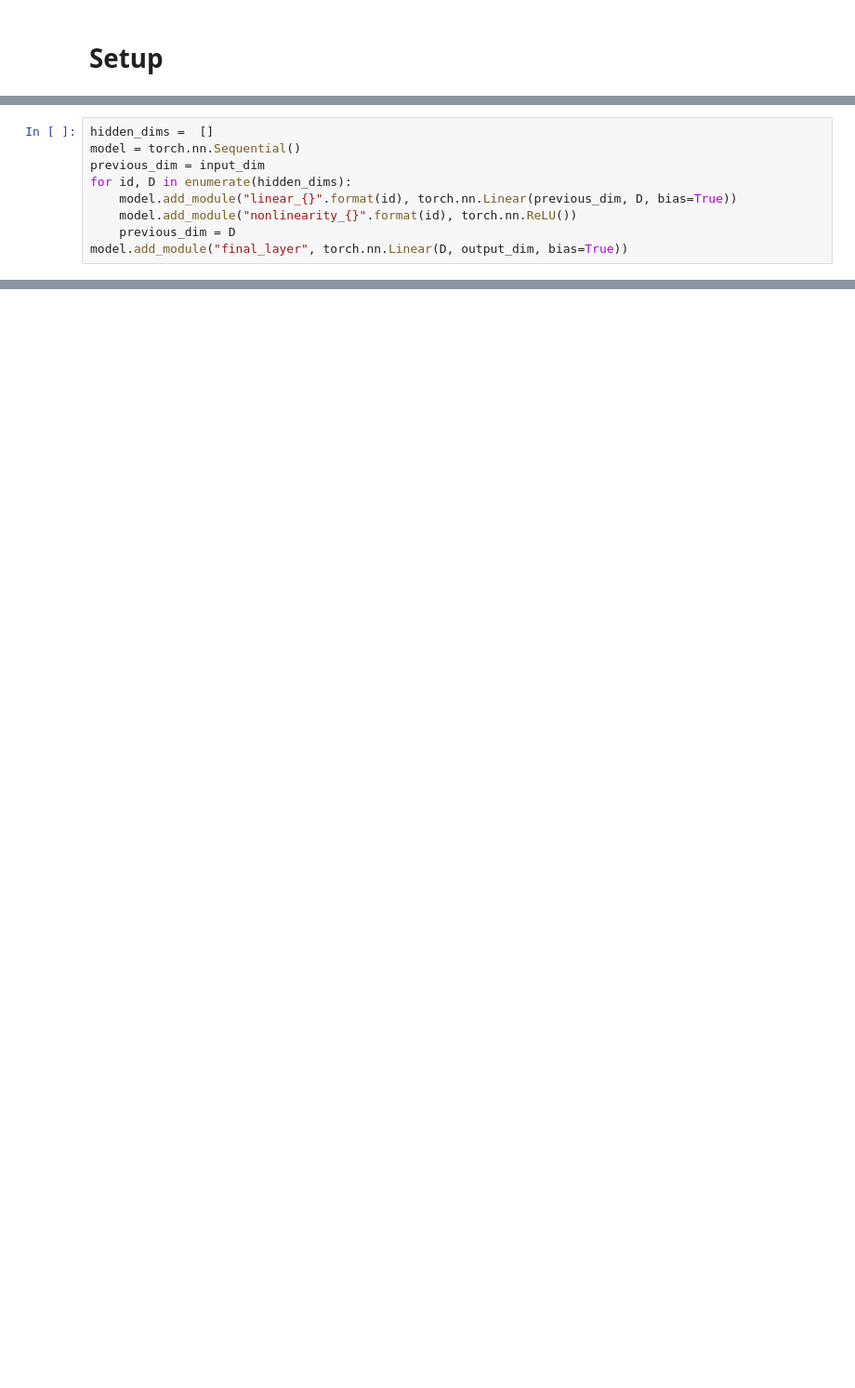
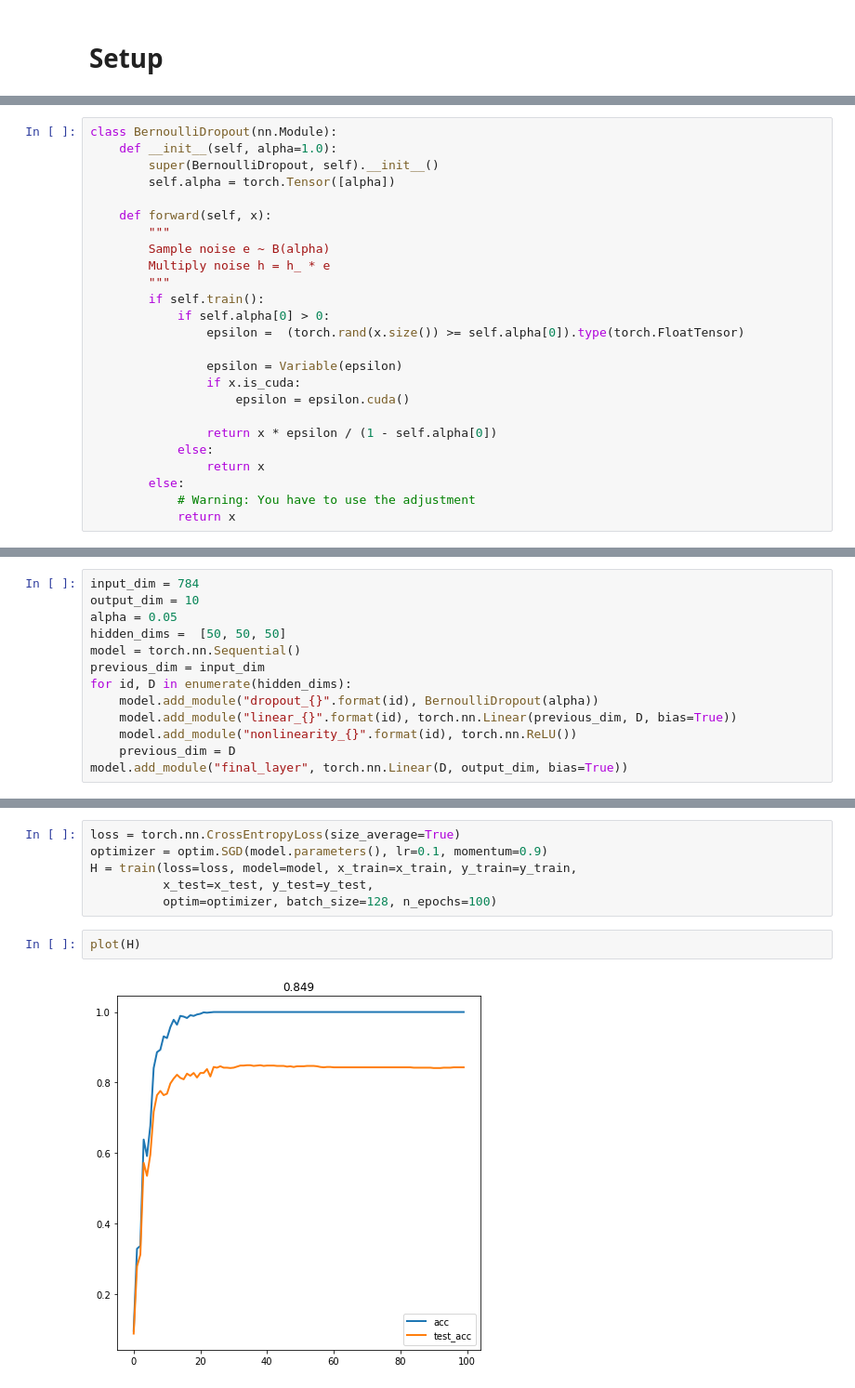
Before and after one commit to kgalias/nn2018, a Jupyter notebook: lab/8_dropout_and_bn.ipynb, the cells around one changed output, grey strips where cells are left out. Shown at 93% size. Cells and saved outputs as stored; diff of their text form; blank space fills up the shorter version.

```diff
--- a/lab/8_dropout_and_bn.ipynb
+++ b/lab/8_dropout_and_bn.ipynb
@@ -84,0 +100,25 @@ class Dropout(InplaceFunction):
+# %%
+class BernoulliDropout(nn.Module):
+    def __init__(self, alpha=1.0):
+        super(BernoulliDropout, self).__init__()
+        self.alpha = torch.Tensor([alpha])
+
+    def forward(self, x):
+        """
+        Sample noise e ~ B(alpha)
+        Multiply noise h = h_ * e
+        """
+        if self.train():
+            if self.alpha[0] > 0:
+                epsilon =  (torch.rand(x.size()) >= self.alpha[0]).type(torch.FloatTensor)
+
+                epsilon = Variable(epsilon)
+                if x.is_cuda:
+                    epsilon = epsilon.cuda()
+
+                return x * epsilon / (1 - self.alpha[0])
+            else:
+                return x
+        else:
+            # Warning: You have to use the adjustment
+            return x
@@ -85,8 +127,12 @@ class Dropout(InplaceFunction):
 # %%
-hidden_dims =  []
+input_dim = 784
+output_dim = 10
+alpha = 0.05
+hidden_dims =  [50, 50, 50]
 model = torch.nn.Sequential()
 previous_dim = input_dim
 for id, D in enumerate(hidden_dims):
+    model.add_module("dropout_{}".format(id), BernoulliDropout(alpha))
     model.add_module("linear_{}".format(id), torch.nn.Linear(previous_dim, D, bias=True))
     model.add_module("nonlinearity_{}".format(id), torch.nn.ReLU())
     previous_dim = D
@@ -93,0 +143,10 @@ model.add_module("final_layer", torch.nn.Linear(D, output_dim, bias=True))
+# %%
+loss = torch.nn.CrossEntropyLoss(size_average=True)
+optimizer = optim.SGD(model.parameters(), lr=0.1, momentum=0.9)
+H = train(loss=loss, model=model, x_train=x_train, y_train=y_train,
+          x_test=x_test, y_test=y_test,
+          optim=optimizer, batch_size=128, n_epochs=100)
+# %%
+plot(H)
+# %% [output]
+[figure, added]
```
Also changed, not shown: parts of 18 cells of this notebook, 1 other file.
